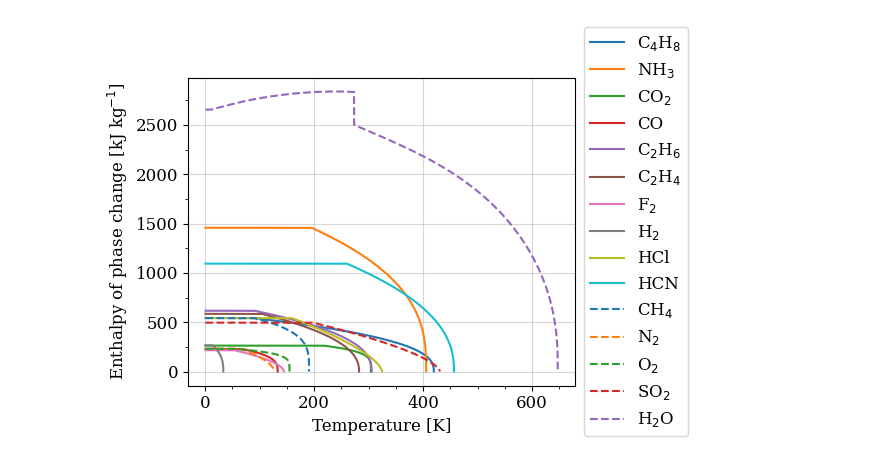
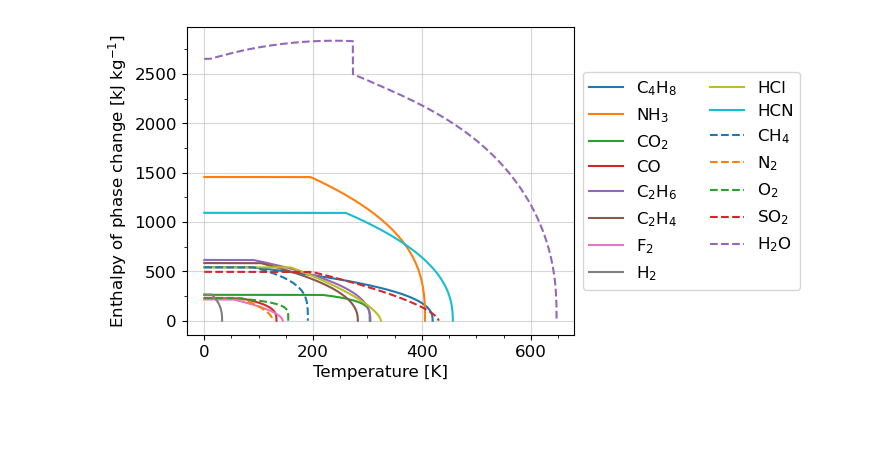
Before and after one commit to nichollsh/ThermoTools, a Jupyter notebook: workflow/03_lv_parse.ipynb, the cells around one changed output. Saved outputs shown, nothing was run; the diff lists cells and outputs as text; code cells hidden in the pictures; blank space fills up the shorter version.

```diff
--- a/workflow/03_lv_parse.ipynb
+++ b/workflow/03_lv_parse.ipynb
@@ -61,32 +61,32 @@ write_csv("H2O",t_arr, h_arr)
 # %%
 plt.close("all")
 
 
 fig,ax = plt.subplots(1,1, figsize=(5,4))
 
 files = glob.glob(datdir+"/*.csv")
 
 for i,f in enumerate(files):
     form = moles.formula_from_path(f)
     data = np.loadtxt(f, delimiter=',').T
 
     ls='solid'
     if i > 9:
         ls='dashed'
     if i > 18:
         ls='dotted'
 
     ax.plot(data[0], data[1]/1000, label=pretty_name(form), ls=ls)
 
 ax.set(xlabel="Temperature [K]", ylabel="Enthalpy of phase change [kJ kg$^{-1}$]")
-ax.legend(loc='center left', bbox_to_anchor=(1, 0.5))
+ax.legend(loc='center left', bbox_to_anchor=(1, 0.5), ncols=2)
 
 ax.xaxis.set_minor_locator(MultipleLocator(50))
 ax.yaxis.set_minor_locator(MultipleLocator(250))
 
 ax.grid(zorder=0, alpha=0.5)
 
 fig.savefig(os.path.join(get_data(),"lv","plt","all.pdf"), bbox_inches='tight')
 plt.show()
 # %% [output]
-[figure, old version]
+[figure, new version]
```
Also changed, not shown: 2 other files.
